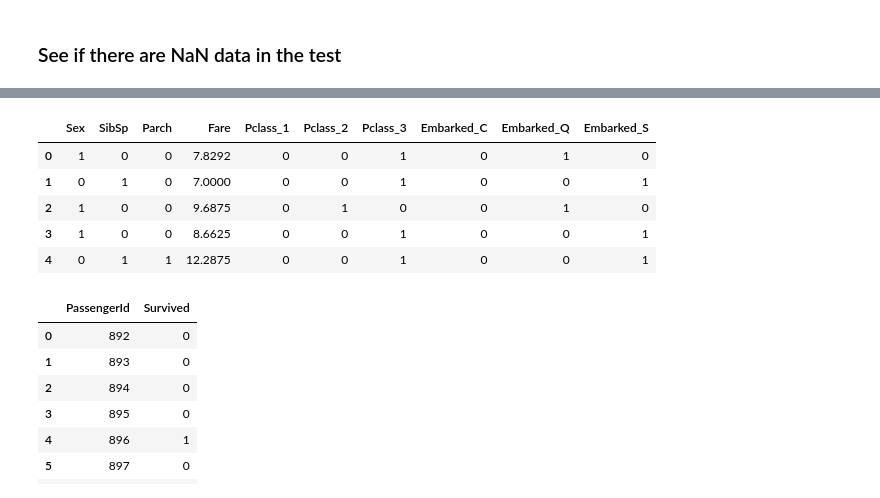
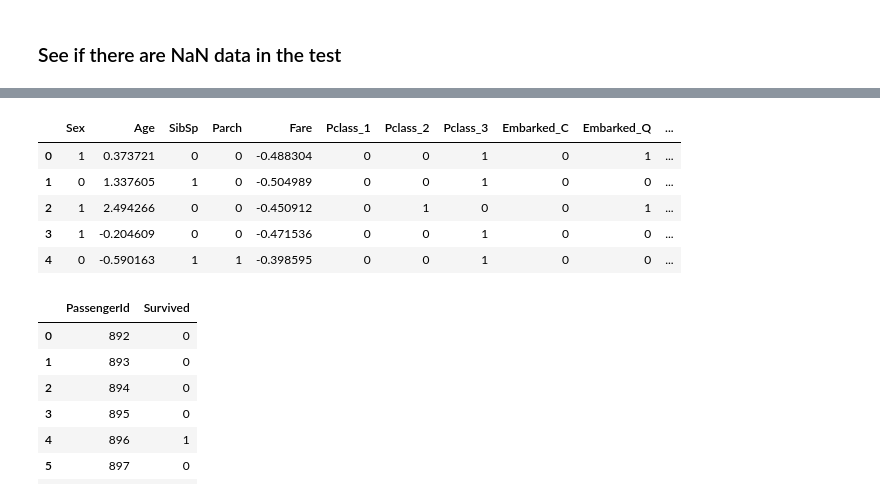
Before and after one commit to rfjd/Machine-Learning, a Jupyter notebook: kaggle/Competitions/Titanic/titanic.ipynb, the cells around one changed output, grey strips where cells are left out. Saved outputs shown, nothing was run; the diff lists cells and outputs as text; code cells hidden in the pictures.

```diff
--- a/kaggle/Competitions/Titanic/titanic.ipynb
+++ b/kaggle/Competitions/Titanic/titanic.ipynb
@@ -332,0 +375,10 @@ We consider **Pclass**, **Sex**, **SibSp**, **Parch**, **Fare**, and **Embarked*
+# %%
+mean_Age, std_Age = data_train.Age.mean(), data_train.Age.std()
+mean_Fare, std_Fare = data_train.Fare.mean(), data_train.Fare.std()
+data_train.Age = (data_train.Age-mean_Age)/std_Age
+data_train.Fare = (data_train.Fare-mean_Fare)/std_Fare
+
+data_test.Age = (data_test.Age-mean_Age)/std_Age
+data_test.Fare = (data_test.Fare-mean_Fare)/std_Fare
+
+data_train.head()
@@ -333,4 +392,5 @@ We consider **Pclass**, **Sex**, **SibSp**, **Parch**, **Fare**, and **Embarked*
 # %%
-dataCleaned = data_train.drop(columns=['PassengerId','Name','Age','Ticket','Cabin'])
-dataCleaned.head(10)
+data_train_Cleaned = data_train.drop(columns=['PassengerId','Name','Ticket'])
+data_test_Cleaned = data_test.drop(columns=['Name','Ticket'])
+data_train_Cleaned.head(10)
 # %% [output]
@@ -348,11 +408,12 @@ dataCleaned.head(10)
 # %% [markdown]
 ## One-hot encoding
 # %%
-cat_features = ['Pclass','Embarked']
+cat_features = ['Pclass','Embarked','Cabin']
 print(f"The multiclass categorical features are:\n{cat_features}")
-dataOHE = pd.get_dummies(data = dataCleaned, prefix = cat_features, columns = cat_features)
+data_train_OHE = pd.get_dummies(data = data_train_Cleaned, prefix = cat_features, columns = cat_features)
+data_test_OHE = pd.get_dummies(data = data_test_Cleaned, prefix = cat_features, columns = cat_features)
 
-features = [x for x in dataOHE.columns if x != 'Survived']
+features = [x for x in data_train_OHE.columns if x != 'Survived']
 print(f"total number of features after one-hot encoding: {len(features)}")
 # %% [output]
 The multiclass categorical features are:
@@ -505,17 +537,16 @@ Embarked       0
 dtype: int64
 # %%
-mean_Fare = data_test['Fare'].mean()
-data_test['Fare'] = data_test['Fare'].fillna(mean_Fare)
+data_test_OHE['Fare'] = data_test_OHE['Fare'].fillna(mean_Fare)
 # %%
-X_test = pd.get_dummies(data = data_test.loc[:,data_test.columns != 'PassengerId'], prefix = cat_features, columns = cat_features)
+X_test = data_test_OHE[features]
 X_test.head()
 # %% [output]
-|  | Sex | SibSp | Parch | Fare | Pclass_1 | Pclass_2 | Pclass_3 | Embarked_C | Embarked_Q | Embarked_S |
-| 0 | 1 | 0 | 0 | 7.8292 | 0 | 0 | 1 | 0 | 1 | 0 |
-| 1 | 0 | 1 | 0 | 7.0000 | 0 | 0 | 1 | 0 | 0 | 1 |
-| 2 | 1 | 0 | 0 | 9.6875 | 0 | 1 | 0 | 0 | 1 | 0 |
-| 3 | 1 | 0 | 0 | 8.6625 | 0 | 0 | 1 | 0 | 0 | 1 |
-| 4 | 0 | 1 | 1 | 12.2875 | 0 | 0 | 1 | 0 | 0 | 1 |
+|  | Sex | Age | SibSp | Parch | Fare | Pclass_1 | Pclass_2 | Pclass_3 | Embarked_C | Embarked_Q | ... |
+| 0 | 1 | 0.373721 | 0 | 0 | -0.488304 | 0 | 0 | 1 | 0 | 1 | ... |
+| 1 | 0 | 1.337605 | 1 | 0 | -0.504989 | 0 | 0 | 1 | 0 | 0 | ... |
+| 2 | 1 | 2.494266 | 0 | 0 | -0.450912 | 0 | 1 | 0 | 0 | 1 | ... |
+| 3 | 1 | -0.204609 | 0 | 0 | -0.471536 | 0 | 0 | 1 | 0 | 0 | ... |
+| 4 | 0 | -0.590163 | 1 | 1 | -0.398595 | 0 | 0 | 1 | 0 | 0 | ... |
 # %%
 predictions = model_XGB.predict(X_test)
 output = pd.DataFrame({'PassengerId': data_test.PassengerId, 'Survived': predictions})
```
Also changed, not shown: parts of 29 cells of this notebook, 1 other file.
